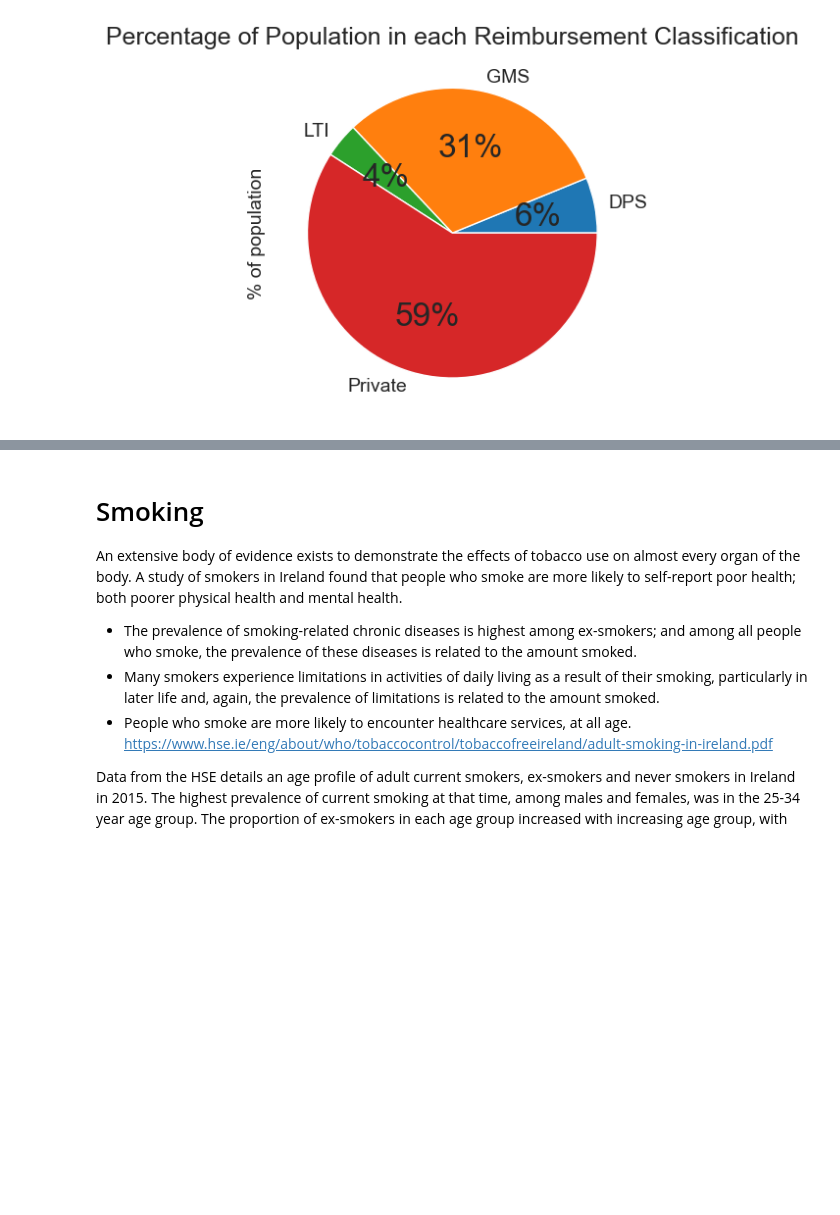
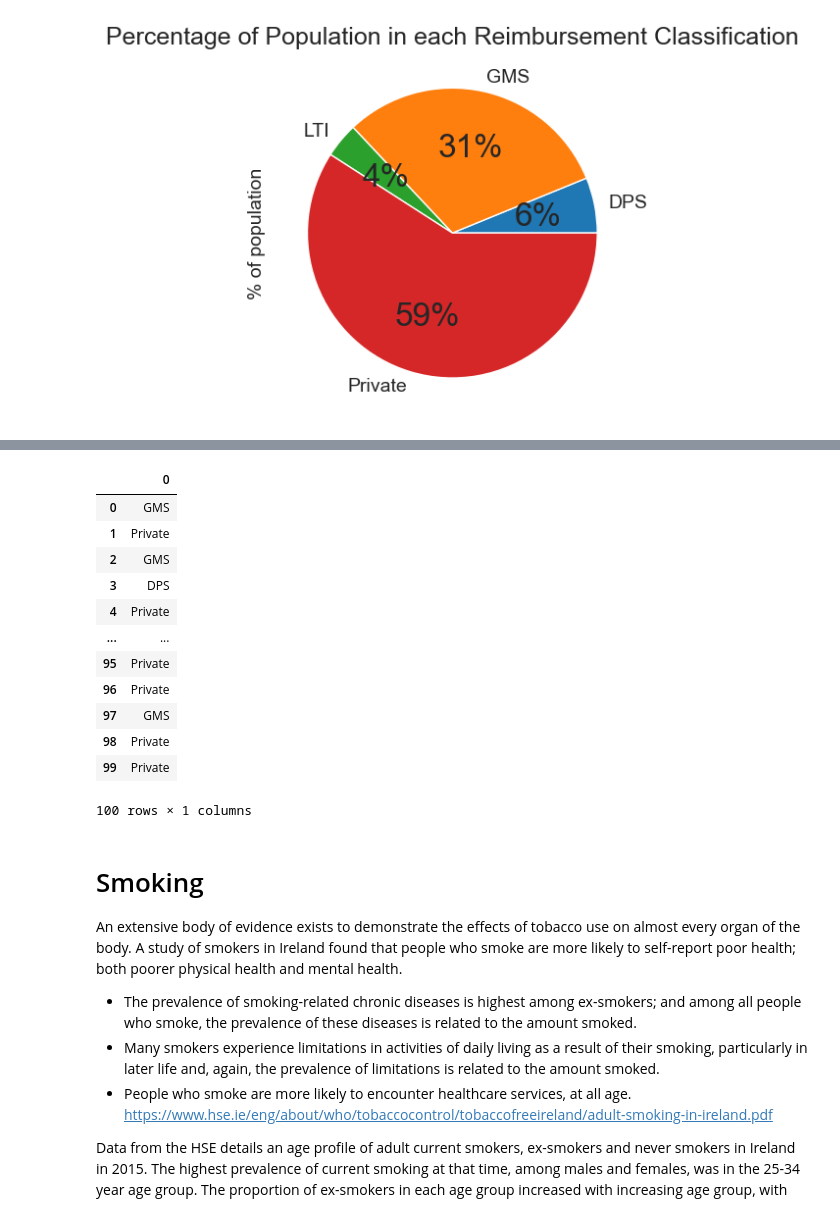
Before and after one commit to BridK02/PfDA-assignment, a Jupyter notebook: PfDA_Assignment.ipynb, the cells around one changed output, grey strips where cells are left out. Drawn from its saved outputs; the diff is of its cells as text; code cells hidden in the pictures; blank space fills up the shorter version.

```diff
--- a/PfDA_Assignment.ipynb
+++ b/PfDA_Assignment.ipynb
@@ -498,3 +534,21 @@ plt.show()
+# %%
+# turn the output into a dataframe
+df_scheme_classification = pd.DataFrame (results)
+df_scheme_classification
+# %% [output]
+|  | 0 |
+| 0 | GMS |
+| 1 | Private |
+| 2 | GMS |
+| 3 | DPS |
+| 4 | Private |
+| ... | ... |
+| 95 | Private |
+| 96 | Private |
+| 97 | GMS |
+| 98 | Private |
+| 99 | Private |
+100 rows × 1 columns
 # %% [markdown]
 # Smoking
 
```
Also changed, not shown: parts of 12 cells of this notebook.
